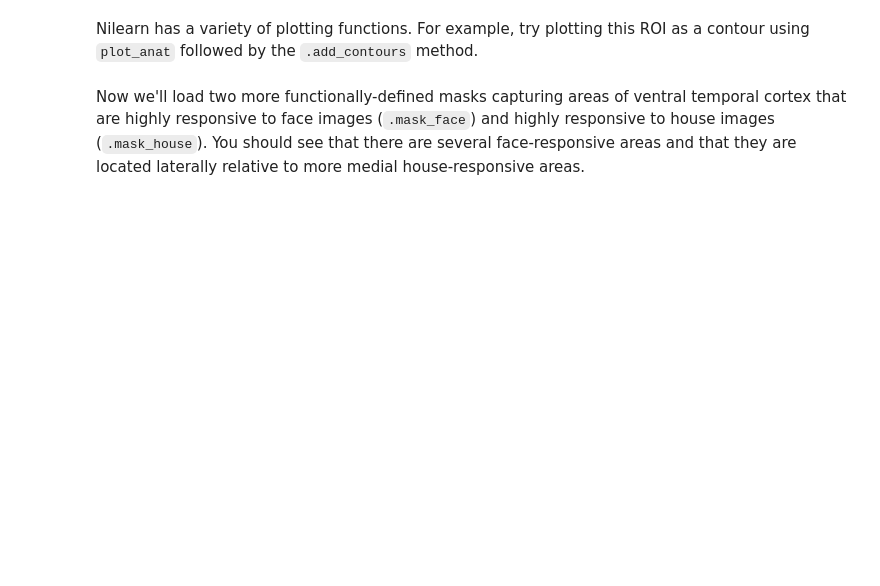
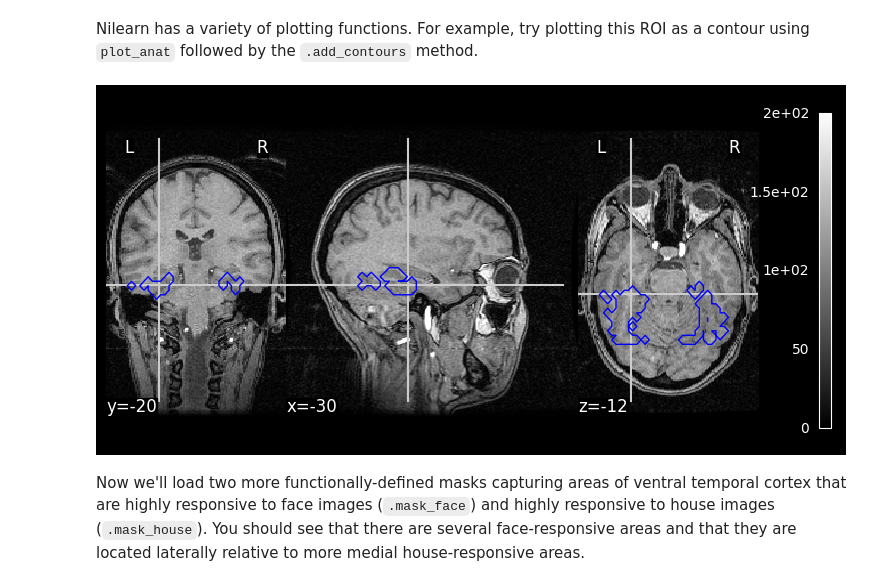
Before and after one commit to biancasanti/neu502b-2026, a Jupyter notebook: fmri-1/fmri-1-visualization.ipynb, the cells around one changed output. Cells and saved outputs as stored; diff of their text form; code cells hidden in the pictures; blank space fills up the shorter version.

```diff
--- a/fmri-1/fmri-1-visualization.ipynb
+++ b/fmri-1/fmri-1-visualization.ipynb
@@ -56,6 +93,14 @@ Now, we'll load in a "mask" dataset (`.mask_vt`). This anatomically-defined mask
 Nilearn has a variety of plotting functions. For example, try plotting this ROI as a contour using `plot_anat` followed by the `.add_contours` method.
 # %%
 # Plot VT mask contours
+
+cut_coords = (-30, -20, -12)
+
+anat_plot = plot_anat(anat_data, cut_coords = cut_coords, vmin = 0, vmax = 200)
+# add VT mask as a contour to the anatomical plot
+anat_plot.add_contours(mask_vt, levels = 0, linewidths = 1, colors = "blue")
+# %% [output]
+[figure, added]
 # %% [markdown]
 Now we'll load two more functionally-defined masks capturing areas of ventral temporal cortex that are highly responsive to face images (`.mask_face`) and highly responsive to house images (`.mask_house`). You should see that there are several face-responsive areas and that they are located laterally relative to more medial house-responsive areas.
 # %%
```
Also changed, not shown: parts of 13 cells of this notebook.
